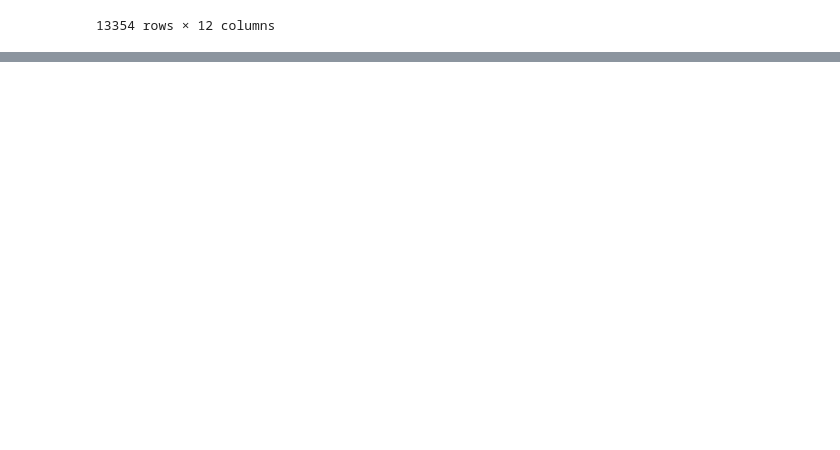
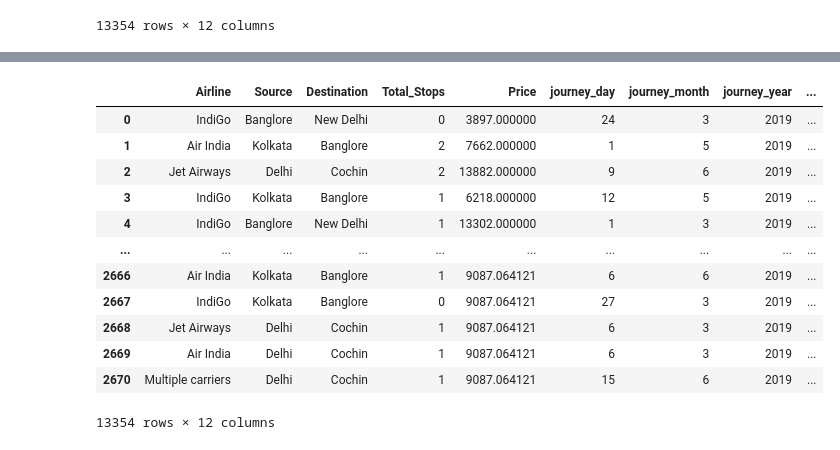
Before and after one commit to BibekRai44/Hands-on-Machine-Learning, a Jupyter notebook: Flight_price_prediction.ipynb, the cells around one changed output, grey strips where cells are left out. Cells and saved outputs as stored; diff of their text form; code cells hidden in the pictures; blank space fills up the shorter version.

```diff
--- a/Flight_price_prediction.ipynb
+++ b/Flight_price_prediction.ipynb
@@ -205,0 +267,2 @@ df.drop(columns='Date_of_Journey')
+# %%
+df=df.drop(columns='Dep_Time')
@@ -205,0 +275,16 @@ df.drop(columns='Date_of_Journey')
+# %%
+df
+# %% [output]
+|  | Airline | Source | Destination | Total_Stops | Price | journey_day | journey_month | journey_year | ... |
+| 0 | IndiGo | Banglore | New Delhi | 0 | 3897.000000 | 24 | 3 | 2019 | ... |
+| 1 | Air India | Kolkata | Banglore | 2 | 7662.000000 | 1 | 5 | 2019 | ... |
+| 2 | Jet Airways | Delhi | Cochin | 2 | 13882.000000 | 9 | 6 | 2019 | ... |
+| 3 | IndiGo | Kolkata | Banglore | 1 | 6218.000000 | 12 | 5 | 2019 | ... |
+| 4 | IndiGo | Banglore | New Delhi | 1 | 13302.000000 | 1 | 3 | 2019 | ... |
+| ... | ... | ... | ... | ... | ... | ... | ... | ... | ... |
+| 2666 | Air India | Kolkata | Banglore | 1 | 9087.064121 | 6 | 6 | 2019 | ... |
+| 2667 | IndiGo | Kolkata | Banglore | 0 | 9087.064121 | 27 | 3 | 2019 | ... |
+| 2668 | Jet Airways | Delhi | Cochin | 1 | 9087.064121 | 6 | 3 | 2019 | ... |
+| 2669 | Air India | Delhi | Cochin | 1 | 9087.064121 | 6 | 3 | 2019 | ... |
+| 2670 | Multiple carriers | Delhi | Cochin | 1 | 9087.064121 | 15 | 6 | 2019 | ... |
+13354 rows × 12 columns
```
Also changed, not shown: parts of 36 cells of this notebook.
